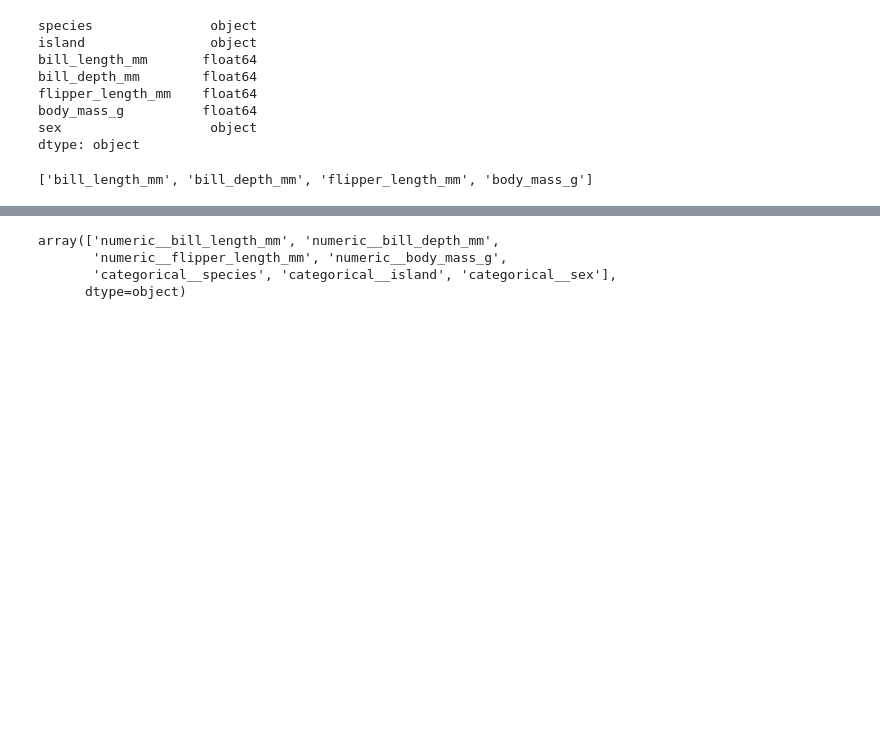
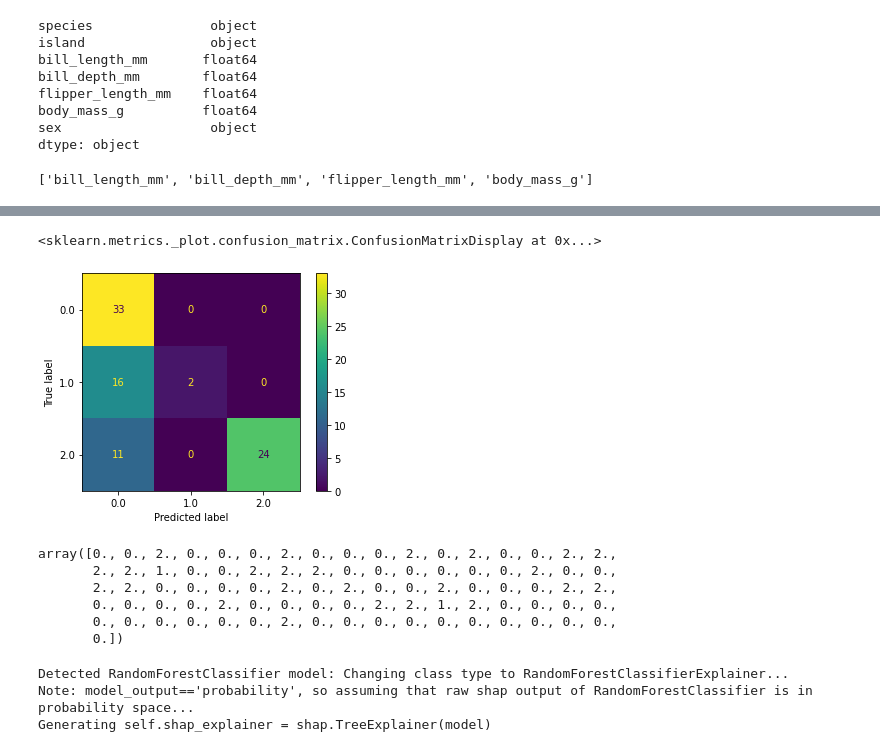
Before and after one commit to VondracekS/ExplainabilityExchange, a Jupyter notebook: ExplainerDashboardDemo.ipynb, the cells around one changed output, grey strips where cells are left out. Drawn from its saved outputs; the diff is of its cells as text; code cells hidden in the pictures; blank space fills up the shorter version.

Commit message:
Added Dashboard

```diff
--- a/ExplainerDashboardDemo.ipynb
+++ b/ExplainerDashboardDemo.ipynb
@@ -114,9 +114,11 @@ pipeline = Pipeline(
     ]
 )
 
-pd.DataFrame(pipeline.fit_transform(data_train, data_test), columns=pipeline.get_feature_names_out())
-
+train_transformed = pd.DataFrame(pipeline.fit_transform(data_train), columns=pipeline.get_feature_names_out())
+test_transformed = pd.DataFrame(pipeline.fit_transform(data_test), columns=pipeline.get_feature_names_out())
 # pipe = Pipeline(steps=[('scaler', StandardScaler()), ('encoder', OrdinalEncoder())
 #                        ('imputer', SimpleImputer(strategy="median"))])
 # pipe.fit_transform(data_train)
+
+train_transformed.columns
 # %% [output]
@@ -135,0 +129,5 @@ pd.DataFrame(pipeline.fit_transform(data_train, data_test), columns=pipeline.get
+# %%
+(X_train, X_test, y_train, y_test) = (train_transformed.drop('categorical__species', axis=1),
+                                      test_transformed.drop('categorical__species', axis=1),
+                                      train_transformed['categorical__species'],
+                                      test_transformed['categorical__species'])
@@ -136,8 +150,32 @@ pd.DataFrame(pipeline.fit_transform(data_train, data_test), columns=pipeline.get
 # %%
 from sklearn.linear_model import LogisticRegression
 from sklearn.ensemble import RandomForestClassifier
+
+
+model = RandomForestClassifier()
+fit = model.fit(X_train, y_train)
+preds = fit.predict(X_test)
-# %% [output]
-array(['numeric__bill_length_mm', 'numeric__bill_depth_mm',
-       'numeric__flipper_length_mm', 'numeric__body_mass_g',
-       'categorical__species', 'categorical__island', 'categorical__sex'],
-      dtype=object)
+# %%
+from sklearn.metrics import confusion_matrix, ConfusionMatrixDisplay
+
+disp = ConfusionMatrixDisplay(confusion_matrix(y_test, preds), display_labels = model.classes_)
+disp.plot()
+# %% [output]
+<sklearn.metrics._plot.confusion_matrix.ConfusionMatrixDisplay at 0x...>
+[figure, added]
+# %%
+preds
+# %% [output]
+array([0., 0., 2., 0., 0., 0., 2., 0., 0., 0., 2., 0., 2., 0., 0., 2., 2.,
+       2., 2., 1., 0., 0., 2., 2., 2., 0., 0., 0., 0., 0., 0., 2., 0., 0.,
+       2., 2., 0., 0., 0., 0., 2., 0., 2., 0., 0., 2., 0., 0., 0., 2., 2.,
+       0., 0., 0., 0., 2., 0., 0., 0., 0., 2., 2., 1., 2., 0., 0., 0., 0.,
+       0., 0., 0., 0., 0., 0., 2., 0., 0., 0., 0., 0., 0., 0., 0., 0., 0.,
+       0.])
+# %%
+from explainerdashboard import ClassifierExplainer, ExplainerDashboard
+explainer = ClassifierExplainer(model, X_test, y_test)
+# %% [output]
+Detected RandomForestClassifier model: Changing class type to RandomForestClassifierExplainer...
+Note: model_output=='probability', so assuming that raw shap output of RandomForestClassifier is in probability space...
+Generating self.shap_explainer = shap.TreeExplainer(model)
```
Also changed, not shown: parts of 5 cells of this notebook.
